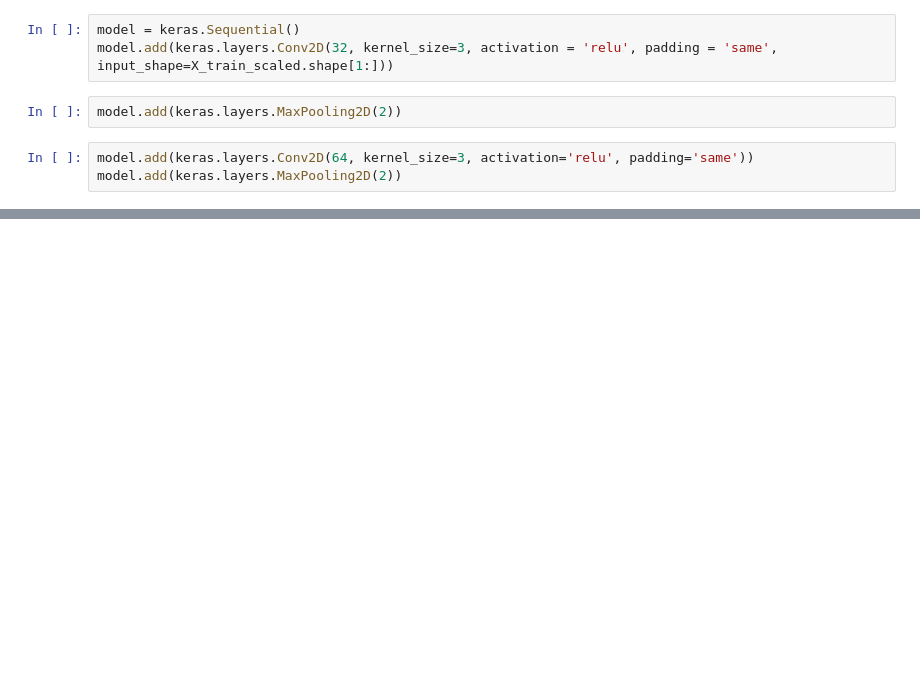
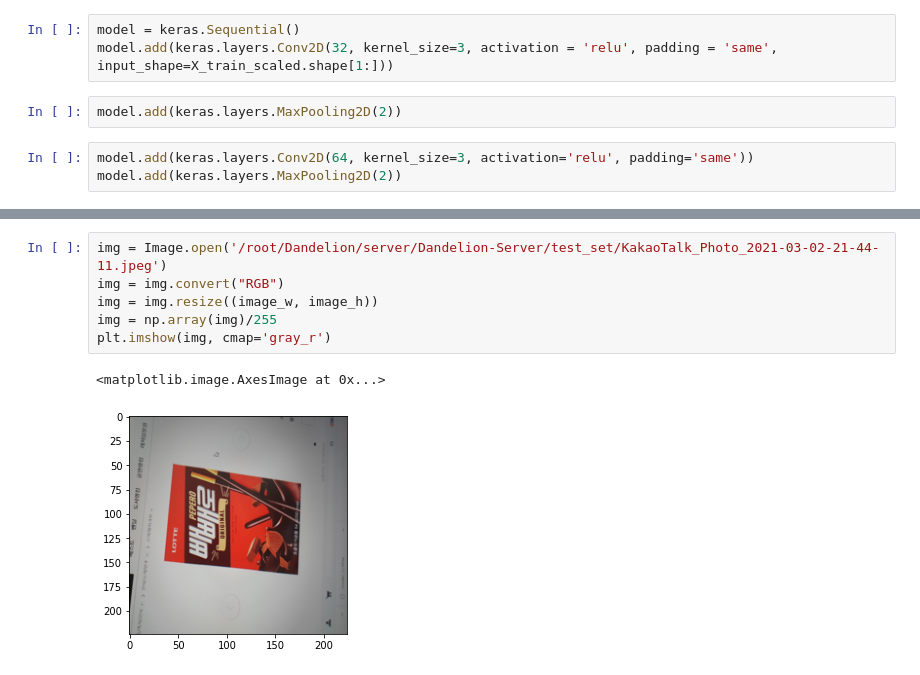
Before and after one commit to kpuce2021/Dandelion, a Jupyter notebook: server/Dandelion-Server/tf_ver_2_0.ipynb, the cells around one changed output, grey strips where cells are left out. Drawn from its saved outputs; the diff is of its cells as text; blank space fills up the shorter version.

```diff
--- a/server/Dandelion-Server/tf_ver_2_0.ipynb
+++ b/server/Dandelion-Server/tf_ver_2_0.ipynb
@@ -270,0 +229,9 @@ print(preds)
+# %%
+img = Image.open('/root/Dandelion/server/Dandelion-Server/test_set/KakaoTalk_Photo_2021-03-02-21-44-11.jpeg')
+img = img.convert("RGB")
+img = img.resize((image_w, image_h))
+img = np.array(img)/255
+plt.imshow(img, cmap='gray_r')
+# %% [output]
+<matplotlib.image.AxesImage at 0x...>
+[figure, added]
```
Also changed, not shown: parts of 40 cells of this notebook, 4 other files.
